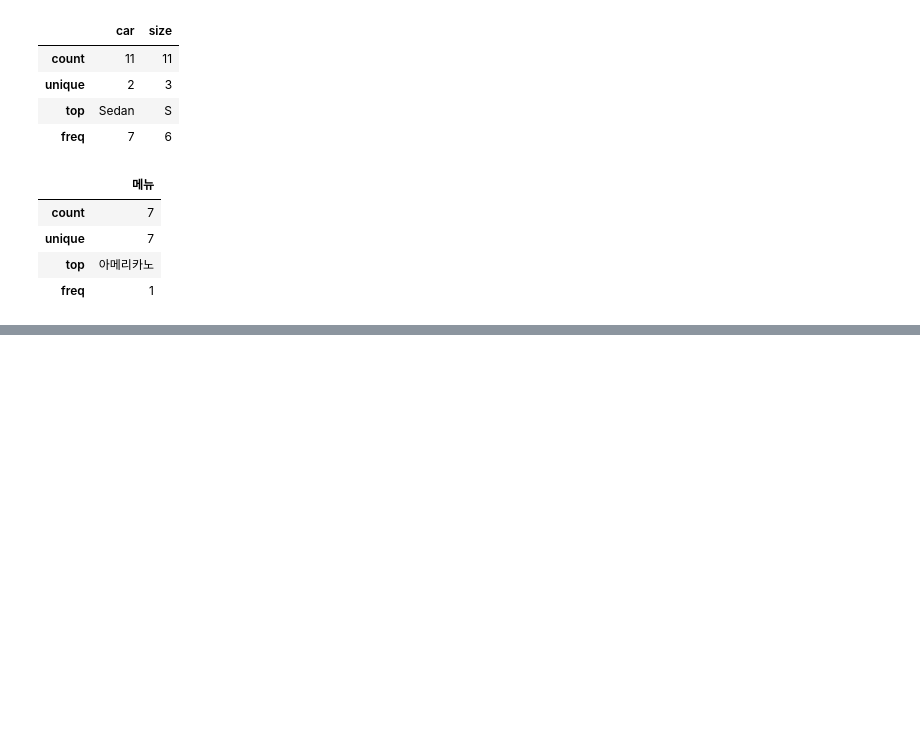
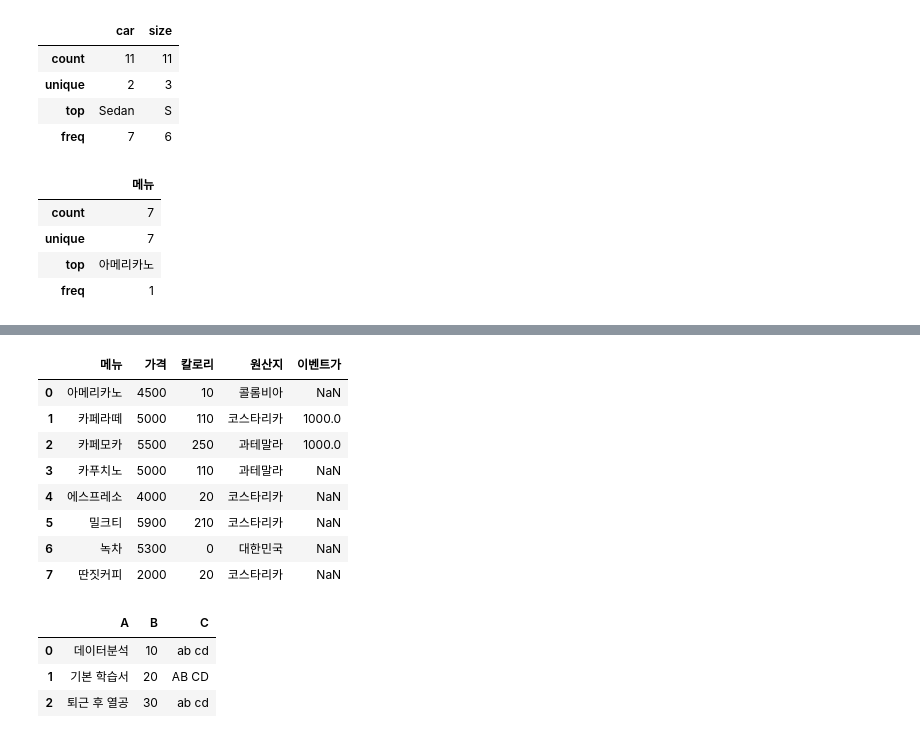
Before and after one commit to gumurytv/bigdataCert, a Jupyter notebook: PART1_챕터02.ipynb, the cells around one changed output, grey strips where cells are left out. Cells and saved outputs as stored; diff of their text form; code cells hidden in the pictures; blank space fills up the shorter version.

```diff
--- a/PART1_챕터02.ipynb
+++ b/PART1_챕터02.ipynb
@@ -316,0 +782,4 @@ df.describe(include='O')
+# %%
+df.replace('아메리카노','룽고',inplace=True)
+df.replace('녹차','그린티',inplace=True)
+df
@@ -316,0 +796,4 @@ df.describe(include='O')
+# %%
+change={'룽고':'아메리카노','그린티':'녹차'}
+df.replace(change,inplace=True)
+df
@@ -316,0 +810,2 @@ df.describe(include='O')
+# %%
+df.loc[6,'원산지']='대한민국'
@@ -316,0 +824,14 @@ df.describe(include='O')
+# %%
+df.loc[1:2,'이벤트가']=1000
+# %%
+df
+# %% [output]
+|  | 메뉴 | 가격 | 칼로리 | 원산지 | 이벤트가 |
+| 0 | 아메리카노 | 4500 | 10 | 콜롬비아 | NaN |
+| 1 | 카페라떼 | 5000 | 110 | 코스타리카 | 1000.0 |
+| 2 | 카페모카 | 5500 | 250 | 과테말라 | 1000.0 |
+| 3 | 카푸치노 | 5000 | 110 | 과테말라 | NaN |
+| 4 | 에스프레소 | 4000 | 20 | 코스타리카 | NaN |
+| 5 | 밀크티 | 5900 | 210 | 코스타리카 | NaN |
+| 6 | 녹차 | 5300 | 0 | 대한민국 | NaN |
+| 7 | 딴짓커피 | 2000 | 20 | 코스타리카 | NaN |
@@ -316,0 +846,7 @@ df.describe(include='O')
+# %%
+df
+# %% [output]
+|  | A | B | C |
+| 0 | 데이터분석 | 10 | ab cd |
+| 1 | 기본 학습서 | 20 | AB CD |
+| 2 | 퇴근 후 열공 | 30 | ab cd |
```
Also changed, not shown: parts of 97 cells of this notebook.
